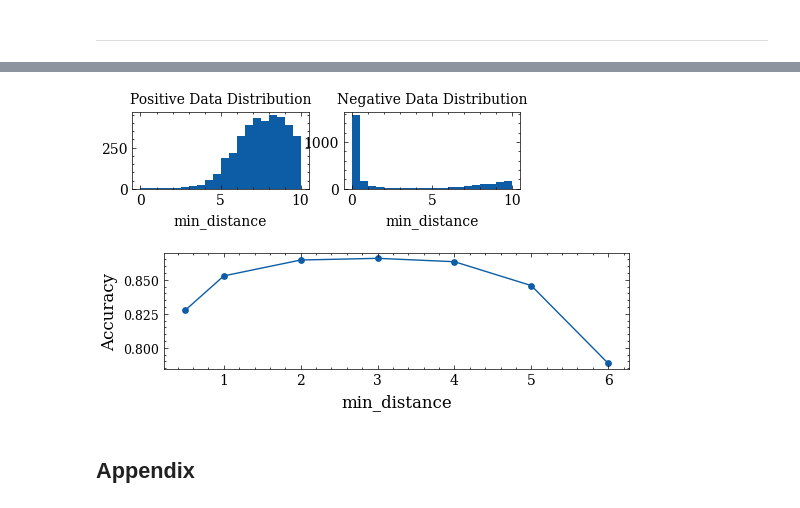
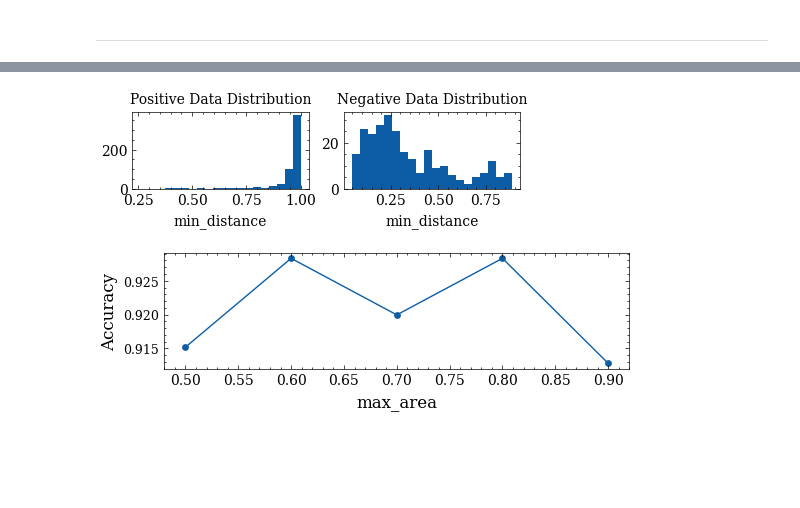
Before and after one commit to BeanHam/2024-spatial-data-integration, a Jupyter notebook: union_task/inference_results/heuristics.ipynb, the cells around one changed output, grey strips where cells are left out. Cells and saved outputs as stored; diff of their text form; code cells hidden in the pictures; blank space fills up the shorter version.

```diff
--- a/union_task/inference_results/heuristics.ipynb
+++ b/union_task/inference_results/heuristics.ipynb
@@ -8,7 +8,7 @@ from itertools import combinations, product
 from huggingface_hub import login as hf_login
 from sklearn.metrics import accuracy_score, precision_score, recall_score, f1_score
 # %%
-ds = load_dataset("beanham/spatial_join_dataset")
+ds = load_dataset("beanham/spatial_union_dataset")
 train=ds['train']
 positive=train.filter(lambda x: x['label']==1)
 negative=train.filter(lambda x: x['label']==0)
@@ -49,19 +49,19 @@ pass
 # %%
-metrics=[1,2,5,7,10,15,20]
+metrics=[1,2,3,4,5]
 train_gt=np.array(train['label'])
 accuracy=[]
 for m in metrics:
-    pred=np.array(train['min_angle'])<=m
+    pred=np.array(train[name])<=m
     accuracy.append(accuracy_score(train_gt, pred))
 plt.figure(figsize=(6,1.5))
 plt.plot(metrics,accuracy,label='accuracy')
 plt.scatter(metrics, accuracy,s=15)
 #plt.title('Parallelism Heuristic')
-plt.ylim(top=0.95, bottom=0.85)
+#plt.ylim(top=0.95, bottom=0.85)
 plt.yticks(fontsize=9)
 plt.ylabel('Accuracy', fontsize=12)
 plt.xlabel('min_angle', fontsize=12)
 #plt.legend()
-plt.savefig(f"../../misc/{name}_train_acc.png", bbox_inches='tight',pad_inches=0.01, dpi=600)
+#plt.savefig(f"../../misc/{name}_train_acc.png", bbox_inches='tight',pad_inches=0.01, dpi=600)
 pass
 # %% [output]
@@ -73,5 +73,5 @@ pass
 # %%
-name='euc_dist'
+name='max_area'
 data=train
 print('Min:', np.min(data[name]))
 print('Median:', np.median(data[name]))
@@ -97,28 +97,27 @@ plt.subplot(1, 2, 2)
 plt.hist(negative[name], bins=20)
 plt.title('Negative Data Distribution', fontsize=title_size)
 plt.xlabel('min_distance')
-plt.savefig(f"../../misc/min_distance_distribution.png", bbox_inches='tight',pad_inches=0, dpi=600)
+#plt.savefig(f"../../misc/min_distance_distribution.png", bbox_inches='tight',pad_inches=0, dpi=600)
 pass
 # %% [output]
-[figure, old version]
+[figure, new version]
 # %%
-metrics=[0.5,1,2,3,4,5,6]
+metrics=[0.5,0.6,0.7,0.8,0.9]
+train_gt=np.array(train['label'])
 accuracy=[]
 for m in metrics:
-    pred=np.array(train['euc_dist'])>=m
+    pred=np.array(train[name])>=m
     accuracy.append(accuracy_score(train_gt, pred))
 plt.figure(figsize=(6,1.5))
 plt.plot(metrics,accuracy,label='accuracy')
 plt.scatter(metrics, accuracy,s=15)
 #plt.title('Parallelism Heuristic')
 #plt.ylim(top=0.95, bottom=0.85)
 plt.yticks(fontsize=9)
 plt.ylabel('Accuracy', fontsize=12)
-plt.xlabel('min_distance', fontsize=12)
+plt.xlabel('max_area', fontsize=12)
 #plt.legend()
-plt.savefig(f"../../misc/min_distance_train_acc.png", bbox_inches='tight',pad_inches=0.01, dpi=600)
+#plt.savefig(f"../../misc/{name}_train_acc.png", bbox_inches='tight',pad_inches=0.01, dpi=600)
 pass
 # %% [output]
-[figure, old version]
+[figure, new version]
-# %% [markdown]
-## Appendix
```
Also changed, not shown: parts of 8 cells of this notebook, 3 other files.
